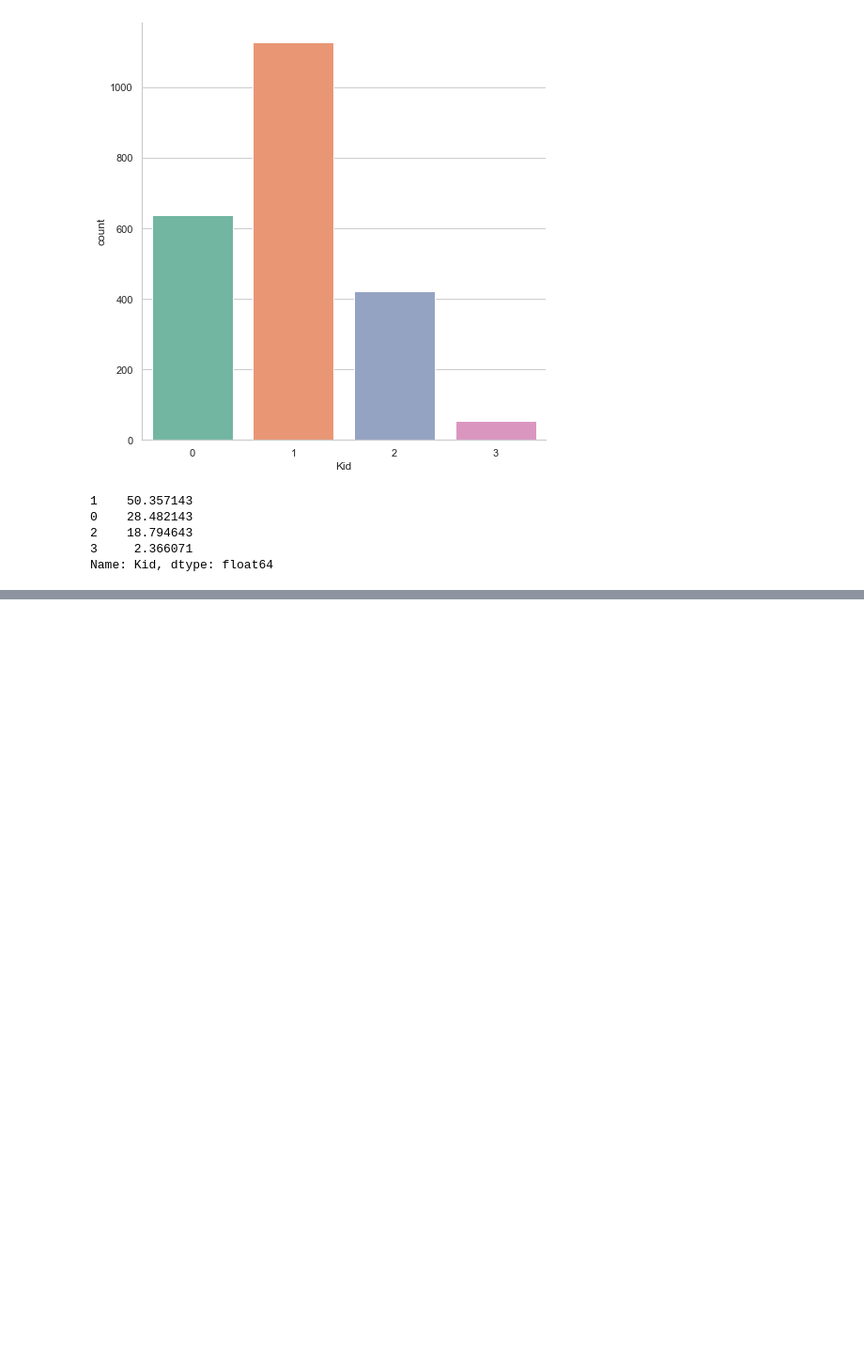
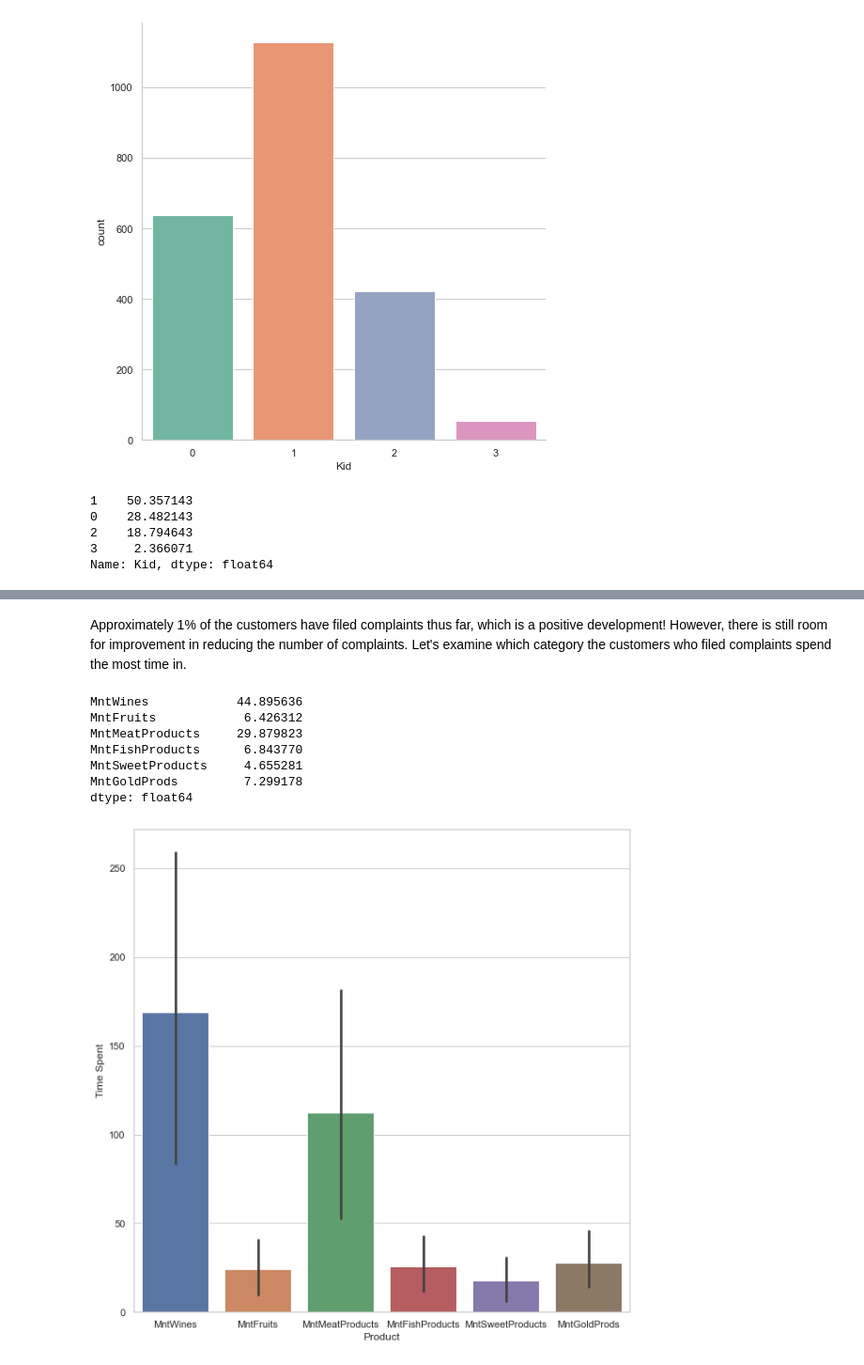
Before and after one commit to utkuozbudak/customer_personality_analysis, a Jupyter notebook: customer_analysis.ipynb, the cells around one changed output, grey strips where cells are left out. Shown: that part at 94% size. Cells and saved outputs as stored; diff of their text form; code cells hidden in the pictures; blank space fills up the shorter version.

```diff
--- a/customer_analysis.ipynb
+++ b/customer_analysis.ipynb
@@ -256,0 +267,26 @@ Name: Kid, dtype: float64
+# %% [markdown]
+Approximately 1% of the customers have filed complaints thus far, which is a positive development! However, there is still room for improvement in reducing the number of complaints. Let's examine which category the customers who filed complaints spend the most time in.
+# %%
+# Create a subset DataFrame with only the columns of interest
+subset_df = data[['Complain', 'Age', 'Marital_Status', 'MntWines', 'MntFruits', 'MntMeatProducts', 'MntFishProducts', 'MntSweetProducts', 'MntGoldProds']]
+
+# Filter the subset DataFrame to only include customers who have filed complaints
+complained_df = subset_df[subset_df['Complain'] == 1]
+
+# Reshape
+melted_df = complained_df.melt(id_vars=['Complain'], var_name='Product', value_name='Time Spent', value_vars=['MntWines', 'MntFruits', 'MntMeatProducts', 'MntFishProducts', 'MntSweetProducts', 'MntGoldProds'])
+sns.barplot(x='Product', y='Time Spent', data=melted_df)
+
+# Calculate the percentage of time spent on each product by customers who have filed complaints
+total_time_spent = complained_df.drop(['Age', 'Marital_Status'], axis=1).sum()[1:]
+percentages = (total_time_spent / total_time_spent.sum()) * 100
+print(percentages)
+# %% [output]
+MntWines            44.895636
+MntFruits            6.426312
+MntMeatProducts     29.879823
+MntFishProducts      6.843770
+MntSweetProducts     4.655281
+MntGoldProds         7.299178
+dtype: float64
+[figure, added]
```
Also changed, not shown: parts of 9 cells of this notebook.
